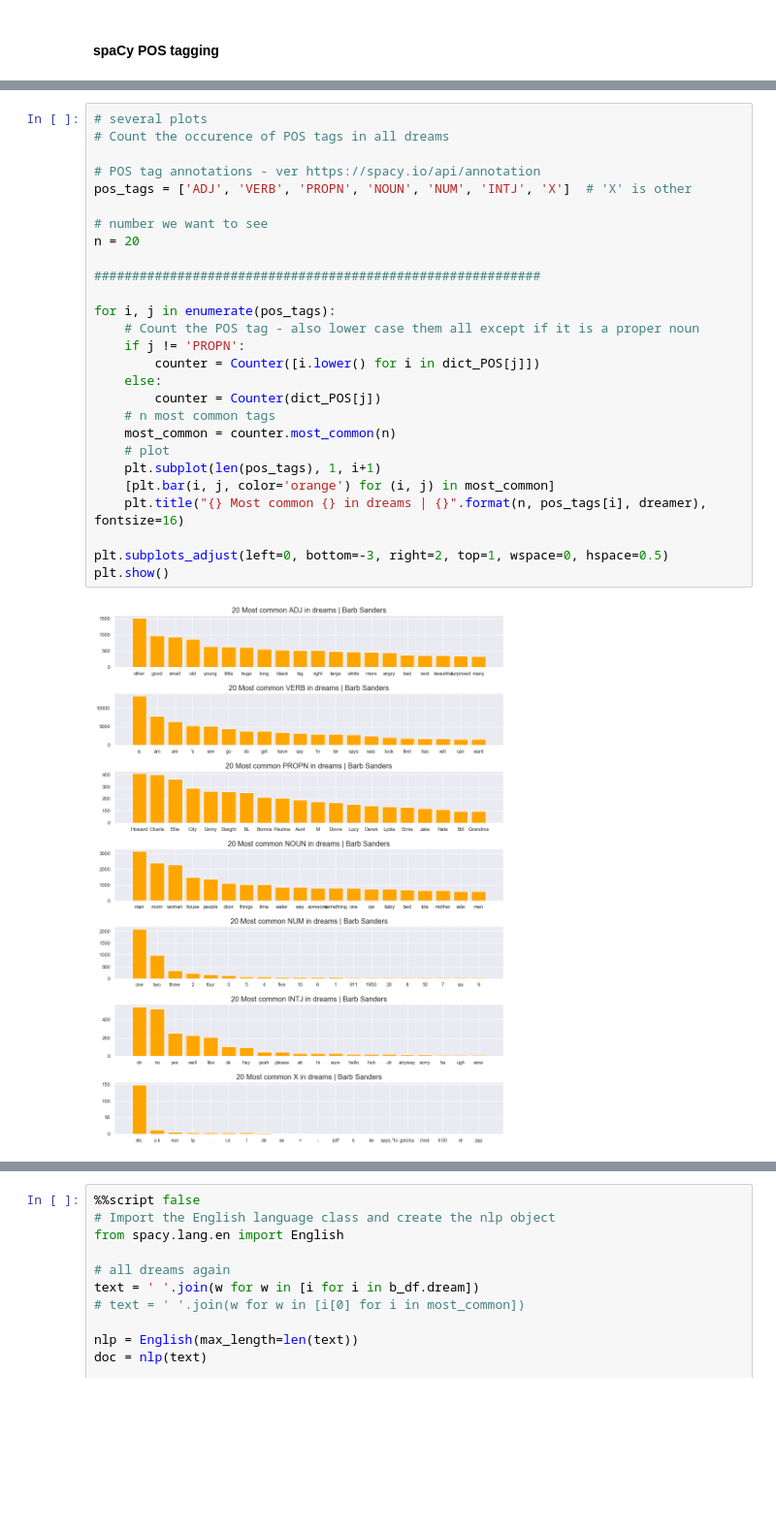
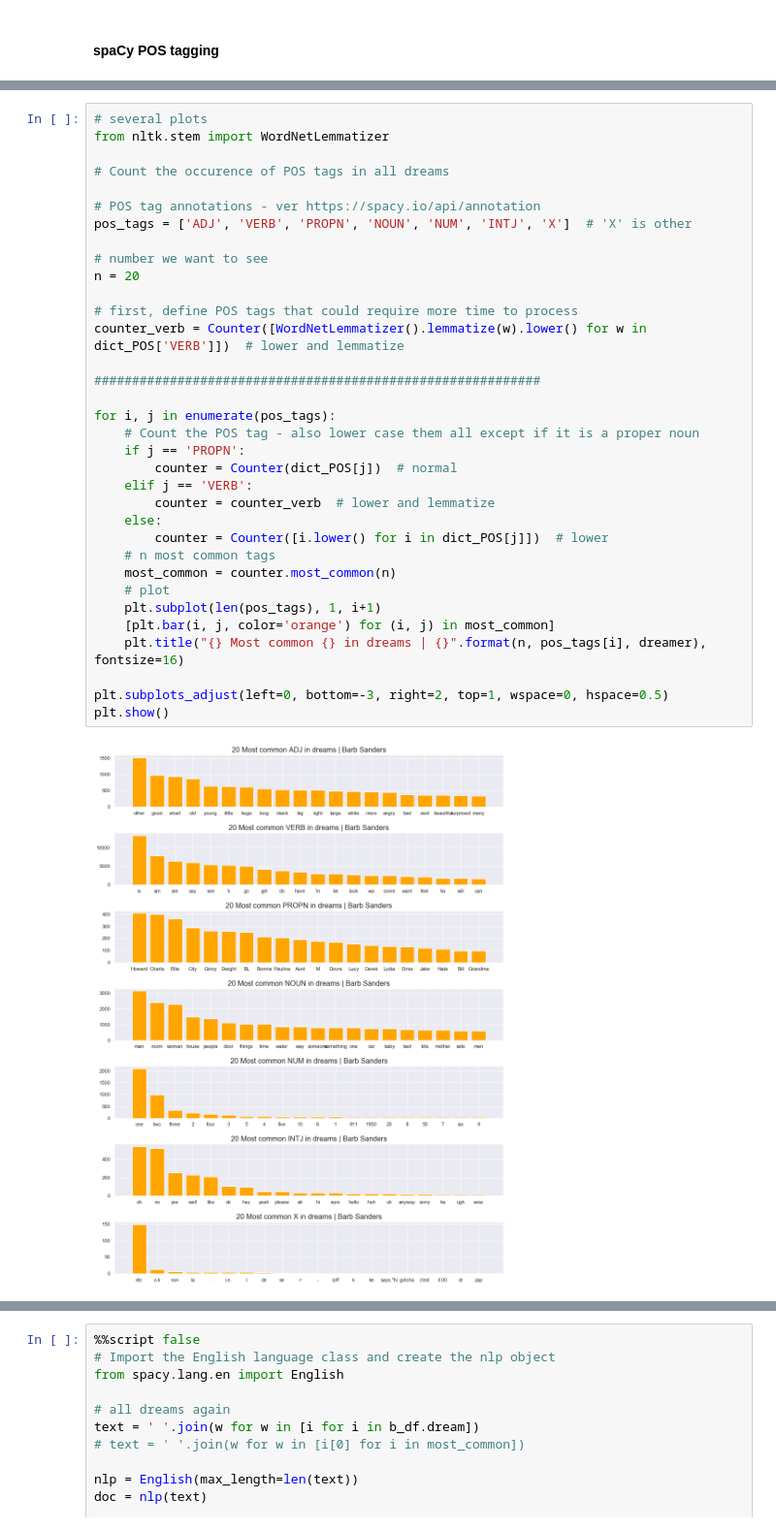
Before and after one commit to MigBap/dreambank, a Jupyter notebook: dreamresearch.net_data.ipynb, the cells around one changed output, grey strips where cells are left out. Shown at 97% size. Cells and saved outputs as stored; diff of their text form; blank space fills up the shorter version.

```diff
--- a/dreamresearch.net_data.ipynb
+++ b/dreamresearch.net_data.ipynb
@@ -1212,29 +1213,36 @@ dict_keys(['PRON', 'VERB', 'DET', 'ADJ', 'NOUN', 'ADP', 'PROPN', 'PUNCT', 'CCONJ
 # %%
 # several plots
+from nltk.stem import WordNetLemmatizer
+
 # Count the occurence of POS tags in all dreams
 
 # POS tag annotations - ver https://spacy.io/api/annotation
 pos_tags = ['ADJ', 'VERB', 'PROPN', 'NOUN', 'NUM', 'INTJ', 'X']  # 'X' is other
 
 # number we want to see
 n = 20
 
+# first, define POS tags that could require more time to process
+counter_verb = Counter([WordNetLemmatizer().lemmatize(w).lower() for w in dict_POS['VERB']])  # lower and lemmatize
+
 ###########################################################
 
 for i, j in enumerate(pos_tags):
     # Count the POS tag - also lower case them all except if it is a proper noun
-    if j != 'PROPN':
-        counter = Counter([i.lower() for i in dict_POS[j]])
+    if j == 'PROPN':
+        counter = Counter(dict_POS[j])  # normal
+    elif j == 'VERB':
+        counter = counter_verb  # lower and lemmatize
     else:
-        counter = Counter(dict_POS[j])
+        counter = Counter([i.lower() for i in dict_POS[j]])  # lower
     # n most common tags
     most_common = counter.most_common(n)
     # plot
     plt.subplot(len(pos_tags), 1, i+1)
     [plt.bar(i, j, color='orange') for (i, j) in most_common]
     plt.title("{} Most common {} in dreams | {}".format(n, pos_tags[i], dreamer), fontsize=16)
 
 plt.subplots_adjust(left=0, bottom=-3, right=2, top=1, wspace=0, hspace=0.5)
 plt.show()
 # %% [output]
-[figure, old version]
+[figure, new version]
```
Also changed, not shown: parts of 17 cells of this notebook.
